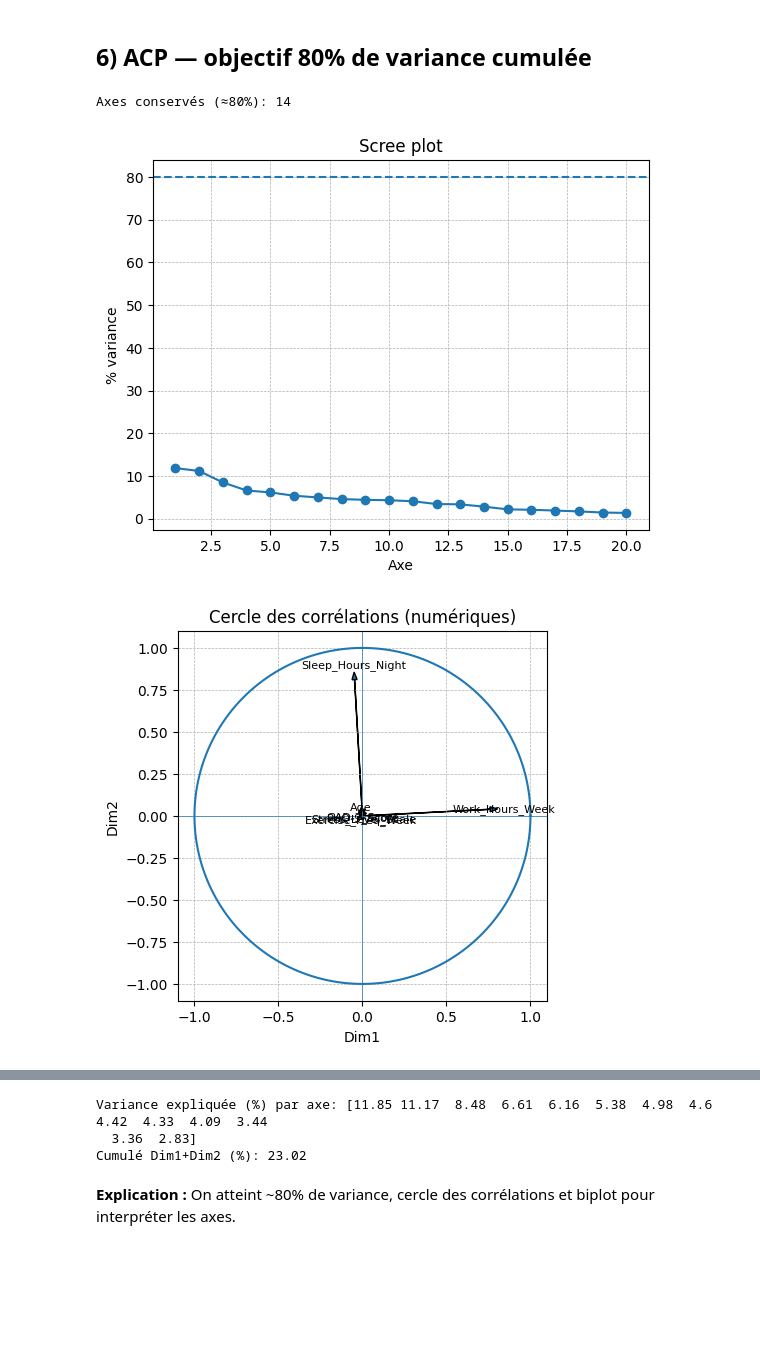
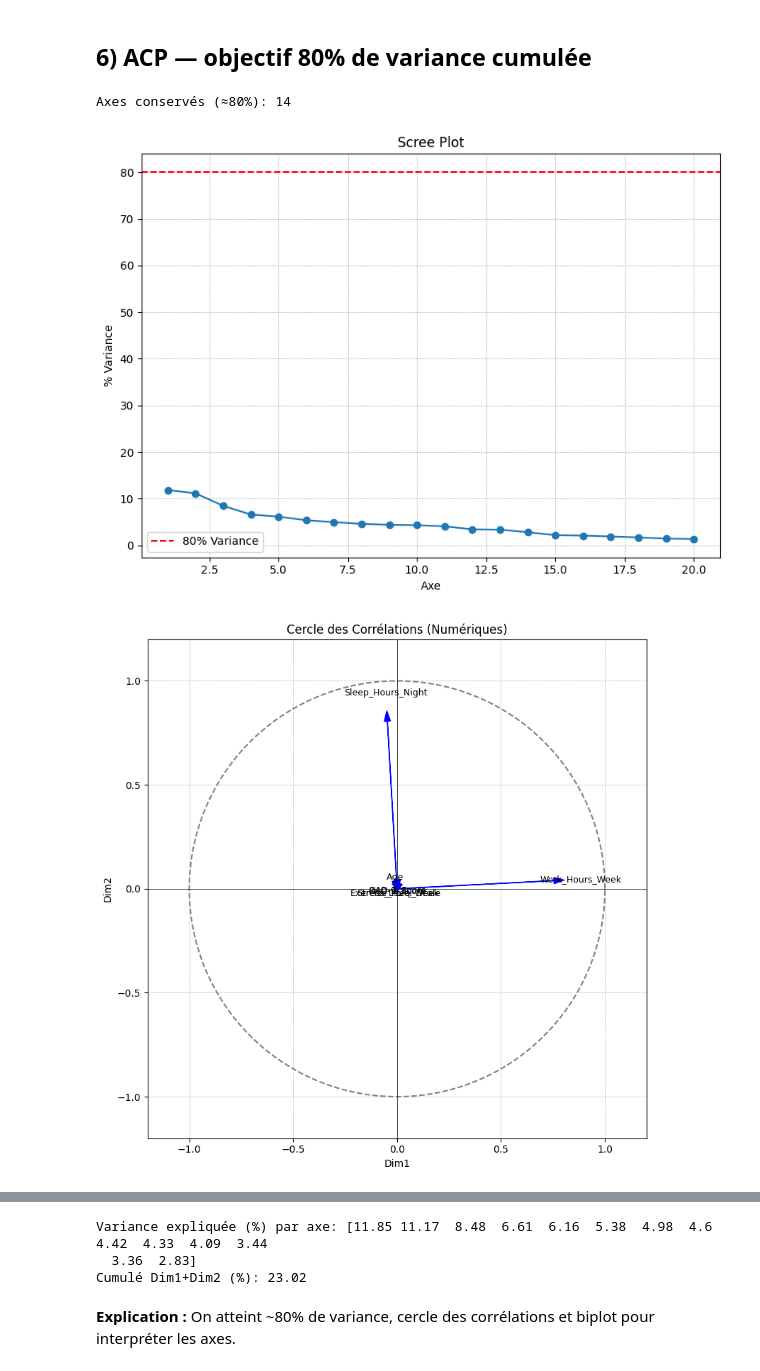
Before and after one commit to fareslog/MentallHealthAwareness, a Jupyter notebook: HealthMind.ipynb, the cells around one changed output, grey strips where cells are left out. Drawn from its saved outputs; the diff is of its cells as text; code cells hidden in the pictures; blank space fills up the shorter version.

Commit message:
healthyhealthy

```diff
--- a/HealthMind.ipynb
+++ b/HealthMind.ipynb
@@ -3,7 +3,7 @@
 **EDA → Nettoyage → Quartiles/IQR → Corrélation (Pearson & Spearman) → ACP (80%) → KMeans (Silhouette & Coude) → Profilage**
 *(Commentaires pro + explication après chaque cellule)*
 # %%
-DATA_PATH = r"D:\codePack\OneDrive\Desktop\ProjectsClouds\MentallHealthAwareness\HealthMind_Mental_Health_Data_11000_Extreme_Messy.csv"
+DATA_PATH = r"D:\codePack\OneDrive\Desktop\ProjectsClouds\MentallHealthAwareness\HealthMind_Mental_Health_Data_11000_Correlated_Messy.csv"
 import pandas as pd, numpy as np, matplotlib.pyplot as plt
 from sklearn.impute import SimpleImputer
 from sklearn.preprocessing import OneHotEncoder, RobustScaler
@@ -12,6 +12,8 @@ from sklearn.pipeline import Pipeline
 from sklearn.decomposition import PCA
 from sklearn.cluster import KMeans
 from sklearn.metrics import silhouette_score
+import seaborn as sns
+import matplotlib.pyplot as plt
 pd.set_option("display.max_columns", 200)
 %matplotlib inline
 # %% [markdown]
@@ -248,39 +262,69 @@ Shape après prétraitement : (11000, 32)
 # %% [markdown]
 ## 6) ACP — objectif 80% de variance cumulée
 # %%
-from sklearn.decomposition import PCA
-import re
+# ACP (Principal Component Analysis)
 pca_probe = PCA(n_components=min(20, X_prep.shape[1]), random_state=42)
 Z_probe = pca_probe.fit_transform(X_prep)
-evr = pca_probe.explained_variance_ratio_; cum = evr.cumsum()
+evr = pca_probe.explained_variance_ratio_
+cum = evr.cumsum()
 n_keep = int(np.argmax(cum >= 0.80) + 1) if np.any(cum >= 0.80) else len(evr)
 n_keep = max(2, n_keep)
 print("Axes conservés (≈80%):", n_keep)
-plt.figure(); plt.plot(range(1, len(evr)+1), evr*100, marker="o"); plt.axhline(80, linestyle="--")
-plt.xlabel("Axe"); plt.ylabel("% variance"); plt.title("Scree plot"); plt.grid(True, linestyle="--", linewidth=0.5); plt.show()
+
+plt.figure(figsize=(8, 6))
+plt.plot(range(1, len(evr) + 1), evr * 100, marker="o", linestyle="-")
+plt.axhline(80, color="r", linestyle="--", label="80% Variance")
+plt.xlabel("Axe")
+plt.ylabel("% Variance")
+plt.title("Scree Plot")
+plt.grid(True, linestyle="--", linewidth=0.5)
+plt.legend()
+plt.tight_layout()
+plt.show()
+
 pca = PCA(n_components=n_keep, random_state=42)
 Z = pca.fit_transform(X_prep)
-ev = pca.explained_variance_; evr_keep = pca.explained_variance_ratio_
-components = pca.components_; loadings = components.T * np.sqrt(ev)
+ev = pca.explained_variance_
+evr_keep = pca.explained_variance_ratio_
+components = pca.components_
+loadings = components.T * np.sqrt(ev)
 num_mask = [name.startswith("num__") for name in feat_names]
 num_names = [re.sub(r"^num__", "", n) for n, m in zip(feat_names, num_mask) if m]
 num_load = loadings[num_mask, :]
-theta = np.linspace(0, 2*np.pi, 400)
-plt.figure(); plt.plot(np.cos(theta), np.sin(theta))
-plt.axhline(0, linewidth=0.5); plt.axvline(0, linewidth=0.5)
+
+plt.figure(figsize=(8, 8))
+theta = np.linspace(0, 2 * np.pi, 400)
+plt.plot(np.cos(theta), np.sin(theta), color="gray", linestyle="--")
+plt.axhline(0, color="black", linewidth=0.5)
+plt.axvline(0, color="black", linewidth=0.5)
 for i, var in enumerate(num_names):
     x, y = num_load[i, 0], num_load[i, 1]
-    plt.arrow(0, 0, x, y, head_width=0.03, length_includes_head=True)
-    plt.text(x*1.05, y*1.05, var, ha="center", va="center", fontsize=8)
-plt.gca().set_aspect("equal", adjustable="box"); plt.xlim(-1.1, 1.1); plt.ylim(-1.1, 1.1)
-plt.xlabel("Dim1"); plt.ylabel("Dim2"); plt.title("Cercle des corrélations (numériques)")
-plt.grid(True, linestyle="--", linewidth=0.5); plt.show()
-plt.figure(); plt.scatter(Z[:,0], Z[:,1], s=8)
-plt.axhline(0, linewidth=0.5); plt.axvline(0, linewidth=0.5)
-plt.xlabel("Dim1"); plt.ylabel("Dim2"); plt.title("Biplot — individus"); plt.grid(True, linestyle="--", linewidth=0.5); plt.show()
-print("Variance expliquée (%) par axe:", np.round(evr_keep*100, 2))
-print("Cumulé Dim1+Dim2 (%):", np.round(evr_keep[:2].sum()*100, 2))
+    plt.arrow(0, 0, x, y, head_width=0.03, head_length=0.05, fc="blue", ec="blue", length_includes_head=True)
+    plt.text(x * 1.1, y * 1.1, var, ha="center", va="center", fontsize=9, color="black")
+plt.gca().set_aspect("equal", adjustable="box")
+plt.xlim(-1.2, 1.2)
+plt.ylim(-1.2, 1.2)
+plt.xlabel("Dim1")
+plt.ylabel("Dim2")
+plt.title("Cercle des Corrélations (Numériques)")
+plt.grid(True, linestyle="--", linewidth=0.5)
+plt.tight_layout()
+plt.show()
+
+plt.figure(figsize=(8, 6))
+plt.scatter(Z[:, 0], Z[:, 1], s=20, alpha=0.5, c="blue")
+plt.axhline(0, color="black", linewidth=0.5)
+plt.axvline(0, color="black", linewidth=0.5)
+plt.xlabel("Dim1")
+plt.ylabel("Dim2")
+plt.title("Biplot — Individus")
+plt.grid(True, linestyle="--", linewidth=0.5)
+plt.tight_layout()
+plt.show()
+
+print("Variance expliquée (%) par axe:", np.round(evr_keep * 100, 2))
+print("Cumulé Dim1+Dim2 (%):", np.round(evr_keep[:2].sum() * 100, 2))
 # %% [output]
 Axes conservés (≈80%): 14
-[figure, old version]
+[figure, new version]
-[figure, old version]
+[figure, new version]
```
Also changed, not shown: parts of 7 cells of this notebook, 2 other files.
